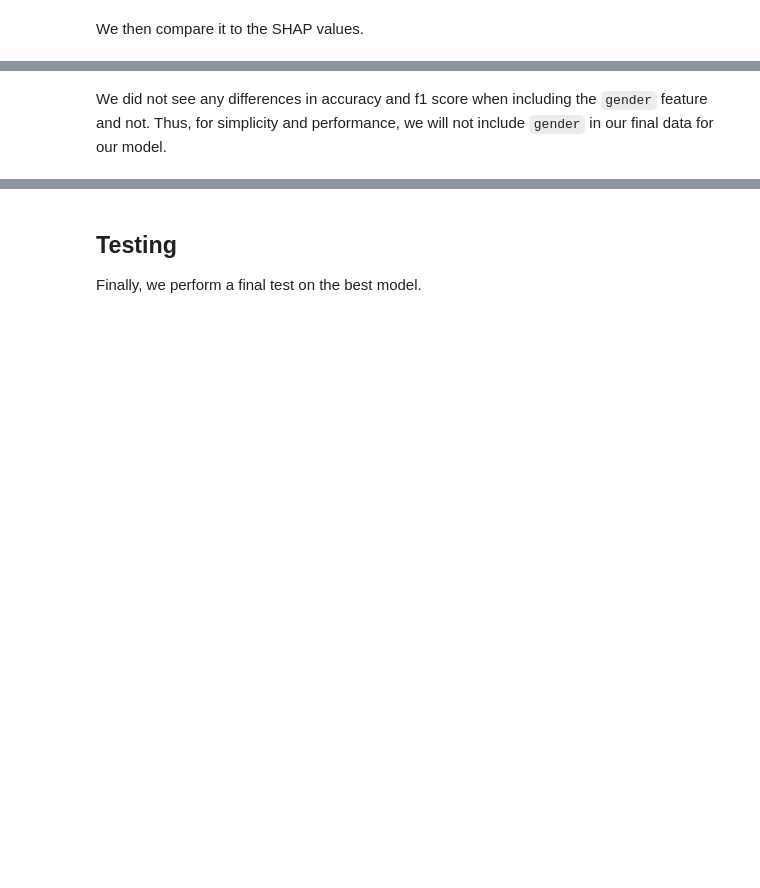
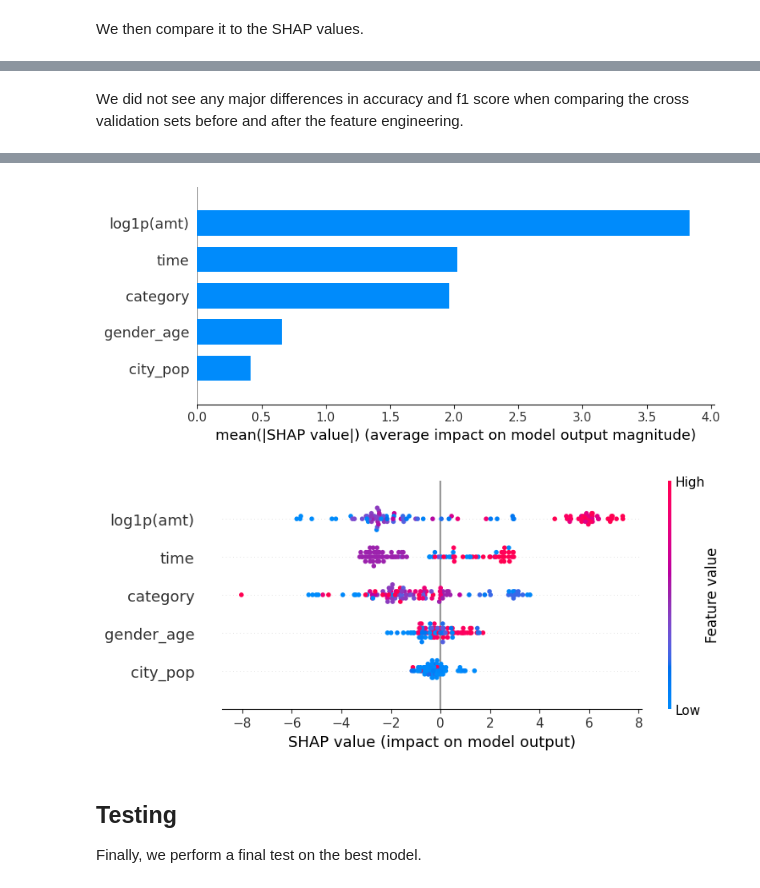
Before and after one commit to hnguyentran03/card_detection, a Jupyter notebook: transaction-fraud-detect.ipynb, the cells around one changed output, grey strips where cells are left out. Saved outputs shown, nothing was run; the diff lists cells and outputs as text; code cells hidden in the pictures; blank space fills up the shorter version.

```diff
--- a/transaction-fraud-detect.ipynb
+++ b/transaction-fraud-detect.ipynb
@@ -689,0 +663,20 @@ XGBClassifier(base_score=None, booster=None, callbacks=None,
+# %%
+# Feature engineering to combine gender and age
+X_train["gender_age"] = X_train["gender"].astype(str) + "_" + X_train["age"].astype(str)
+X_val["gender_age"] = X_val["gender"].astype(str) + "_" + X_val["age"].astype(str)
+X_test["gender_age"] = X_test["gender"].astype(str) + "_" + X_test["age"].astype(str)
+
+new_selected_features = ["city_pop", "log1p(amt)", "category", "time", "gender_age"]
+new_selected_categorical_features = ["gender_age", "category"]
+
+# Encode the new feature
+X_train.loc[:, new_selected_categorical_features] = ord_enc.fit_transform(X_train[new_selected_categorical_features])
+X_val.loc[:, new_selected_categorical_features] = ord_enc.transform(X_val[new_selected_categorical_features])
+X_test.loc[:, new_selected_categorical_features] = ord_enc.transform(X_test[new_selected_categorical_features])
+
+X_train, X_val, X_test = X_train[new_selected_features], X_val[new_selected_features], X_test[new_selected_features]
+
+X_train, X_val, X_test = X_train.astype("float64"), X_val.astype("float64"), X_test.astype("float64")
+
+# Fit the model to the new data
+model_xgb.fit(X_train, Y_train)
@@ -720,4 +726,21 @@ Confusion Matrix:
 <sklearn.metrics._plot.confusion_matrix.ConfusionMatrixDisplay at 0x...>
 [figure]
 # %% [markdown]
-We did not see any differences in accuracy and f1 score when including the `gender` feature and not. Thus, for simplicity and performance, we will not include `gender` in our final data for our model.
+We did not see any major differences in accuracy and f1 score when comparing the cross validation sets before and after the feature engineering.
+# %%
+# Convert the data appropriately
+data_shap = pd.concat([X_val, Y_val], axis=1)
+data_shap_1 = data_shap[data_shap["is_fraud"] == 1].head(50)[new_selected_features]
+data_shap_0 = data_shap[data_shap["is_fraud"] == 0].head(50)[new_selected_features]
+data_shap_reduced = pd.concat([data_shap_0, data_shap_1])
+
+explainer = shap.Explainer(model_xgb)
+shap_values = explainer(data_shap_reduced)
+
+# Summary Plot
+shap.summary_plot(shap_values, data_shap_reduced, feature_names=X_test.columns, plot_type='bar')
+plt.show()
+
+# Beeswarm Plot
+shap.plots.beeswarm(shap_values)
+# %% [output]
@@ -724,3 +749,5 @@ We did not see any differences in accuracy and f1 score when including the `gend
+[figure, added]
+[figure, added]
 # %% [markdown]
 ## Testing
 
```
Also changed, not shown: parts of 19 cells of this notebook, 1 other file.
